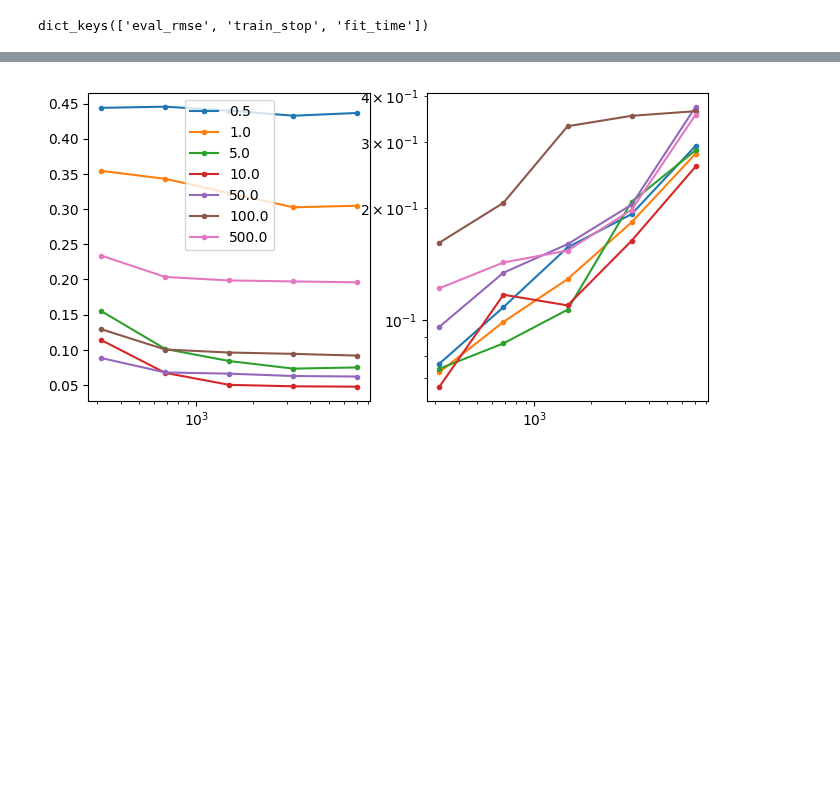
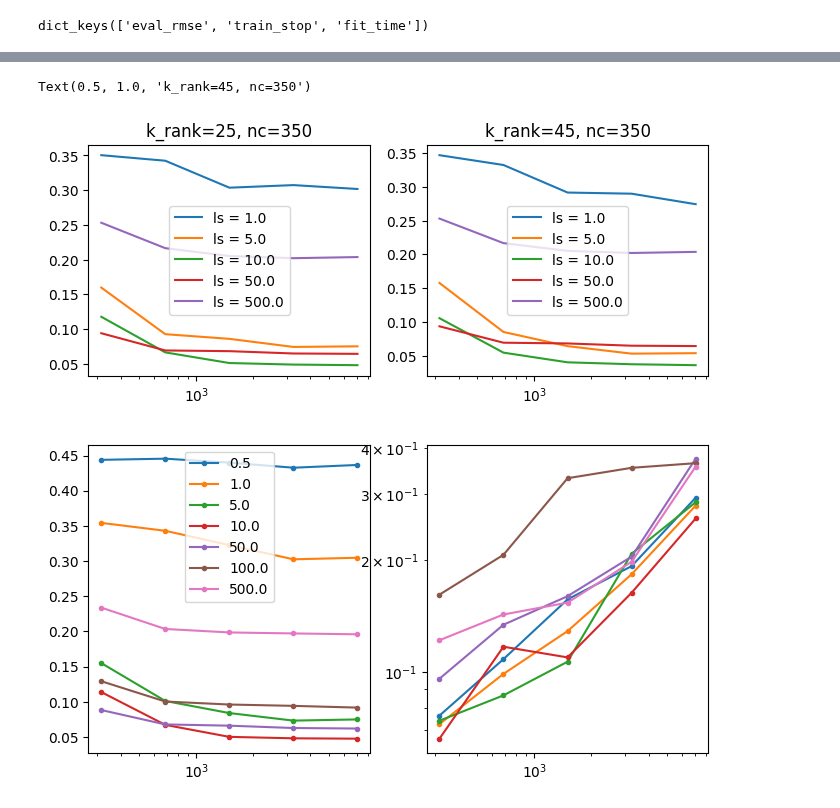
Before and after one commit to ejbrun/koopman_learning_tropical_cyclone, a Jupyter notebook: examples/koopman_kernel_for_TC_plot_prediction.ipynb, the cells around one changed output, grey strips where cells are left out. Saved outputs shown, nothing was run; the diff lists cells and outputs as text; code cells hidden in the pictures; blank space fills up the shorter version.

```diff
--- a/examples/koopman_kernel_for_TC_plot_prediction.ipynb
+++ b/examples/koopman_kernel_for_TC_plot_prediction.ipynb
@@ -341,3 +374,27 @@ fig.colorbar(im, cax=cax, orientation='vertical')
+# %%
+fig, ax = plt.subplots(1,2)
+fig.set_size_inches(8,3)
+
+
+kk_ls_idx = 2
+kk_nc_idx = 5
+
+kk_krank_idx = 1
+for kk_ls_idx in range(len(koopman_kernel_length_scale)):
+    ax[0].plot(train_stops, rmse_arr[:, kk_ls_idx, kk_krank_idx, kk_nc_idx], label=f"ls = {koopman_kernel_length_scale[kk_ls_idx]}")
+ax[0].set_xscale("log")
+ax[0].legend()
+ax[0].set_title(f"k_rank={koopman_kernel_rank[kk_krank_idx]}, nc={koopman_kernel_num_centers[kk_nc_idx]}")
+
+kk_krank_idx = 2
+for kk_ls_idx in range(len(koopman_kernel_length_scale)):
+    ax[1].plot(train_stops, rmse_arr[:, kk_ls_idx, kk_krank_idx, kk_nc_idx], label=f"ls = {koopman_kernel_length_scale[kk_ls_idx]}")
+ax[1].set_xscale("log")
+ax[1].legend()
+ax[1].set_title(f"k_rank={koopman_kernel_rank[kk_krank_idx]}, nc={koopman_kernel_num_centers[kk_nc_idx]}")
+# %% [output]
+Text(0.5, 1.0, 'k_rank=45, nc=350')
+[figure, added]
 # %%
 fig, ax = plt.subplots(1,2)
 fig.set_size_inches(8,4)
```
Also changed, not shown: parts of 5 cells of this notebook.
